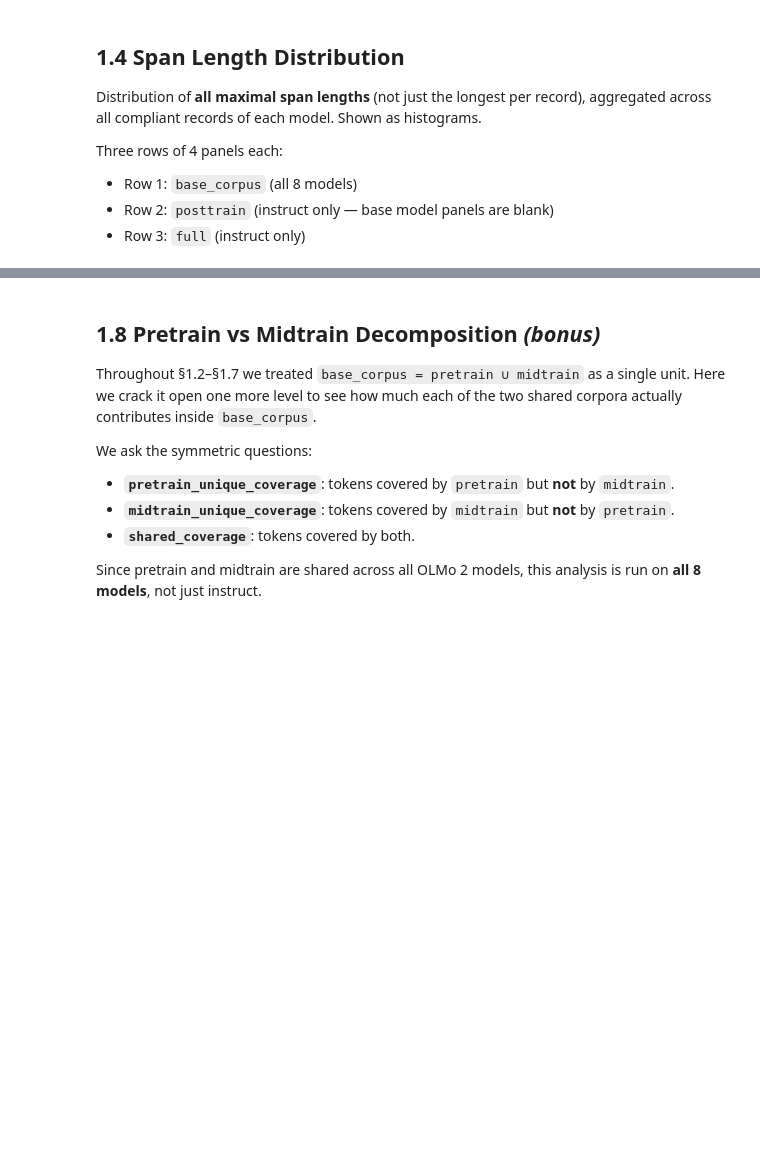
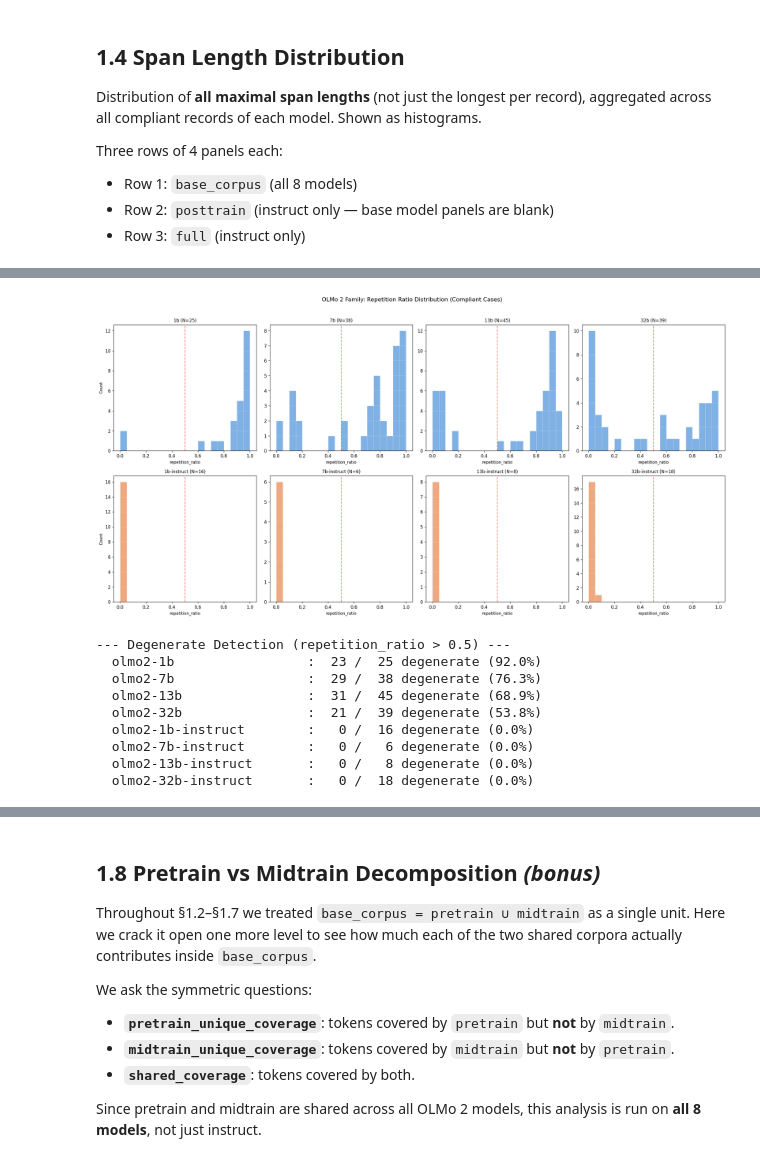
Before and after one commit to thillai-c/pretraining-trace, a Jupyter notebook: analysis/analyze_e1_olmo2_v1.ipynb, the cells around one changed output, grey strips where cells are left out. Saved outputs shown, nothing was run; the diff lists cells and outputs as text; code cells hidden in the pictures; blank space fills up the shorter version.

```diff
--- a/analysis/analyze_e1_olmo2_v1.ipynb
+++ b/analysis/analyze_e1_olmo2_v1.ipynb
@@ -766,29 +987,40 @@ This metric exists primarily to filter out base-model outputs that loop on thems
 # %%
 fig, axes = plt.subplots(2, 4, figsize=(20, 10), sharey=False)
 axes = axes.flatten()
 
 for idx, model_key in enumerate(order):
     ax = axes[idx]
     sub = df[df['model'] == model_key]
     color = '#4a90d9' if MODELS[model_key]['family'] == 'base' else '#e8854a'
     ax.hist(sub['repetition_ratio'], bins=20, range=(0, 1),
             color=color, alpha=0.7, edgecolor='white', linewidth=0.3)
     label = model_key.replace('olmo2-', '')
     ax.set_title(f"{label} (N={len(sub)})", fontsize=10)
     ax.set_xlabel('repetition_ratio', fontsize=9)
     if idx % 4 == 0:
         ax.set_ylabel('Count', fontsize=9)
     ax.axvline(x=0.5, color='red', linestyle='--', alpha=0.5, label='threshold=0.5')
     ax.grid(axis='y', alpha=0.3)
 
 plt.suptitle('OLMo 2 Family: Repetition Ratio Distribution (Compliant Cases)',
              fontsize=13, y=1.02)
 plt.tight_layout()
 plt.show()
 
 print("\n--- Degenerate Detection (repetition_ratio > 0.5) ---")
 for model_key in order:
     sub = df[df['model'] == model_key]
     n_degen = (sub['repetition_ratio'] > 0.5).sum()
-    print(f"  {model_key:25s}: {n_degen:3d} / {len(sub):3d} "
-          f"({n_degen/len(sub)*100:.1f}%) degenerate")
+    pct = n_degen / len(sub) * 100
+    print(f"  {model_key:25s}: {n_degen:3d} / {len(sub):3d} degenerate ({pct:.1f}%)")
+# %% [output]
+[figure, added]
+--- Degenerate Detection (repetition_ratio > 0.5) ---
+  olmo2-1b                 :  23 /  25 degenerate (92.0%)
+  olmo2-7b                 :  29 /  38 degenerate (76.3%)
+  olmo2-13b                :  31 /  45 degenerate (68.9%)
+  olmo2-32b                :  21 /  39 degenerate (53.8%)
+  olmo2-1b-instruct        :   0 /  16 degenerate (0.0%)
+  olmo2-7b-instruct        :   0 /   6 degenerate (0.0%)
+  olmo2-13b-instruct       :   0 /   8 degenerate (0.0%)
+  olmo2-32b-instruct       :   0 /  18 degenerate (0.0%)
```
Also changed, not shown: parts of 34 cells of this notebook, 15 other files.
